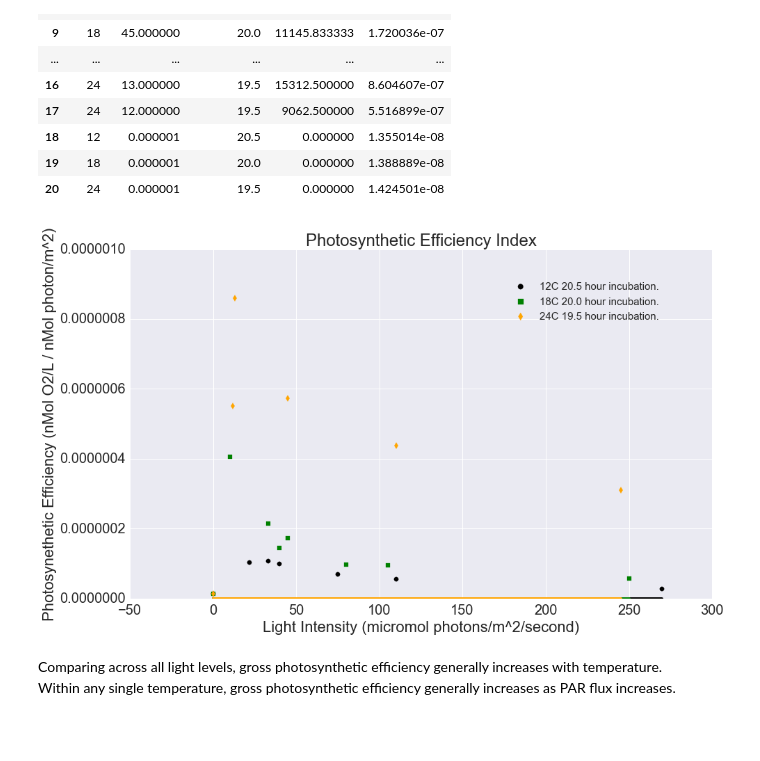
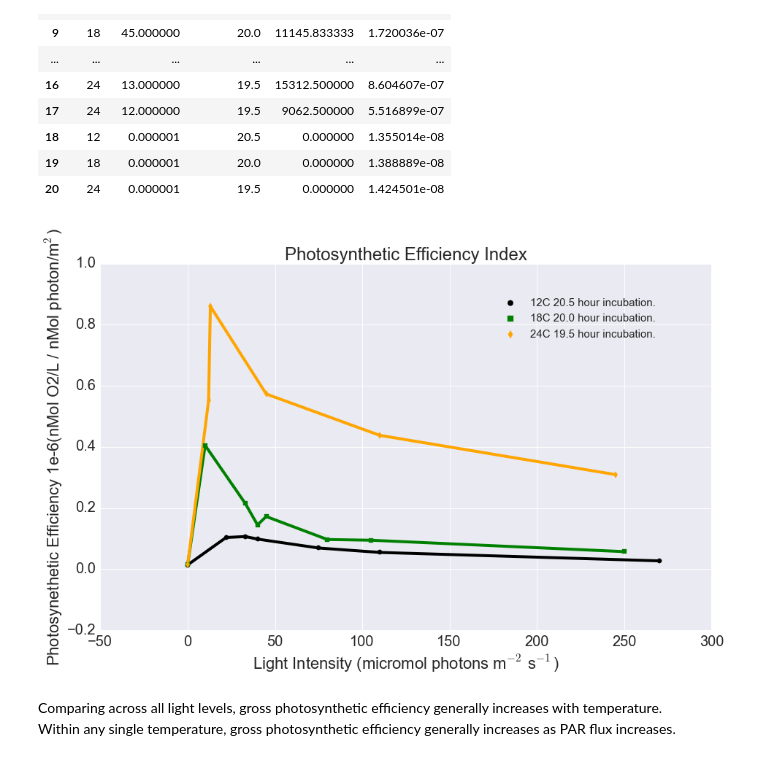
Before and after one commit to yinleon/biological-oceanography, a Jupyter notebook: light_dark_exp.ipynb, the cells around one changed output. Saved outputs shown, nothing was run; the diff lists cells and outputs as text; code cells hidden in the pictures; blank space fills up the shorter version.

```diff
--- a/light_dark_exp.ipynb
+++ b/light_dark_exp.ipynb
@@ -151,8 +150,8 @@ Table 2. Gross Photosynthesis
 # initialize the plot
 fig = plt.figure()
 ax = fig.add_subplot(111)
-ax.set_ylabel('Gross Photosynthetic Rate 1e3 (nMol O2/L/hour)')
-ax.set_xlabel('Light Intensity (micromol photons/m^2/second)')
+ax.set_ylabel(r'Gross Photosynthetic Rate 1e$^{3}$ (nMol O2/L/hour)')
+ax.set_xlabel(r'Light Intensity (micromol photons m$^{-2}$ s$^{-1}$)')
 ax.set_xlim(-10,275)
 #ax.set_ylim(-1,6)
 
@@ -204,34 +203,27 @@ Table 3. Index of Photosynthetic Efficiency
 # %%
 # initialize the plot
 fig = plt.figure()
 ax = fig.add_subplot(111)
-ax.set_ylabel('Photosynethetic Efficiency (nMol O2/L / nMol photon/m^2)')
-ax.set_xlabel('Light Intensity (micromol photons/m^2/second)')
-#ax.set_xlim(-2,275)
-ax.set_ylim(0,1e-6)
+ax.set_ylabel(r'Photosynethetic Efficiency 1e-6(nMol O2/L / nMol photon/m$^{2}$)')
+ax.set_xlabel(r'Light Intensity (micromol photons m$^{-2}$ s$^{-1}$)')
 
 # for each temperature regime let's plot the points!
 for i in range(tempCount):
     plot3 = df2[df2.temp==temps[i]]
     plot3.sort(columns='parFlux')
 
     x = plot3.parFlux
-    y = plot3.photoEffIndex # divide by 1e11 to standardize points
-
-    x1  =  np.linspace(x.min(),x.max(),5)
-    y1 =   spline(x,y, x1)
-
-    ax.plot(x1,y1,color=colorSwatch[i],linewidth=4)
+    y = plot3.photoEffIndex*1e6 # divide by 1e6 to standardize points
 
     # Scatterplot
     ax.scatter(x,y,color=colorSwatch[i],s=40,marker=marker[i],label=str(temps[i])+"C "+str(np.asarray(plot3.elapsedTime,dtype=np.float)[0])+" hour incubation.",zorder=10)
-    #ax.plot(x,y,color=colorSwatch[i],linewidth=4)
+    ax.plot(x,y,color=colorSwatch[i],linewidth=4)
 ax.legend(scatterpoints=1,markerscale=1.2, loc='center',
                     bbox_to_anchor=(.78,.85),ncol=1,prop={'size':15},frameon=False)
 plt.title('Photosynthetic Efficiency Index')
 plt.show();
 # %% [output]
-[figure, old version]
+[figure, new version]
 # %% [markdown]
 Comparing across all light levels, gross photosynthetic efficiency generally increases with temperature.
 <br>Within any single temperature, gross photosynthetic efficiency generally increases as PAR flux increases.
```
Also changed, not shown: parts of 3 cells of this notebook.
